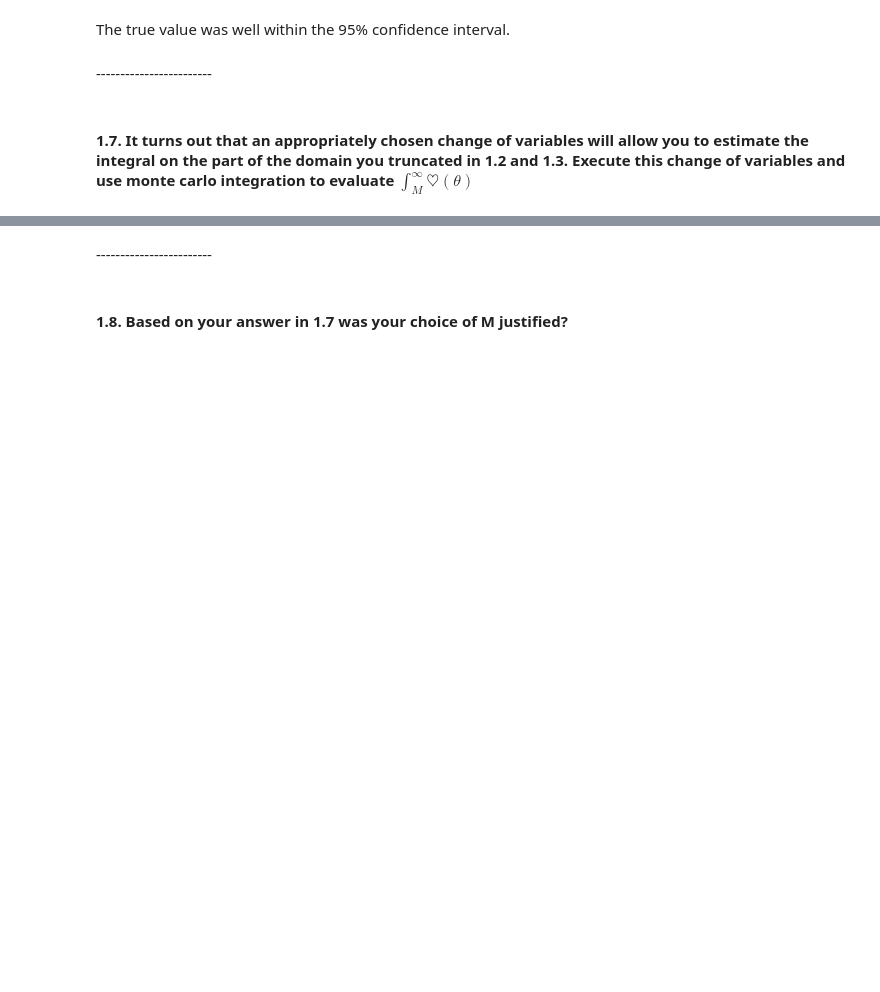
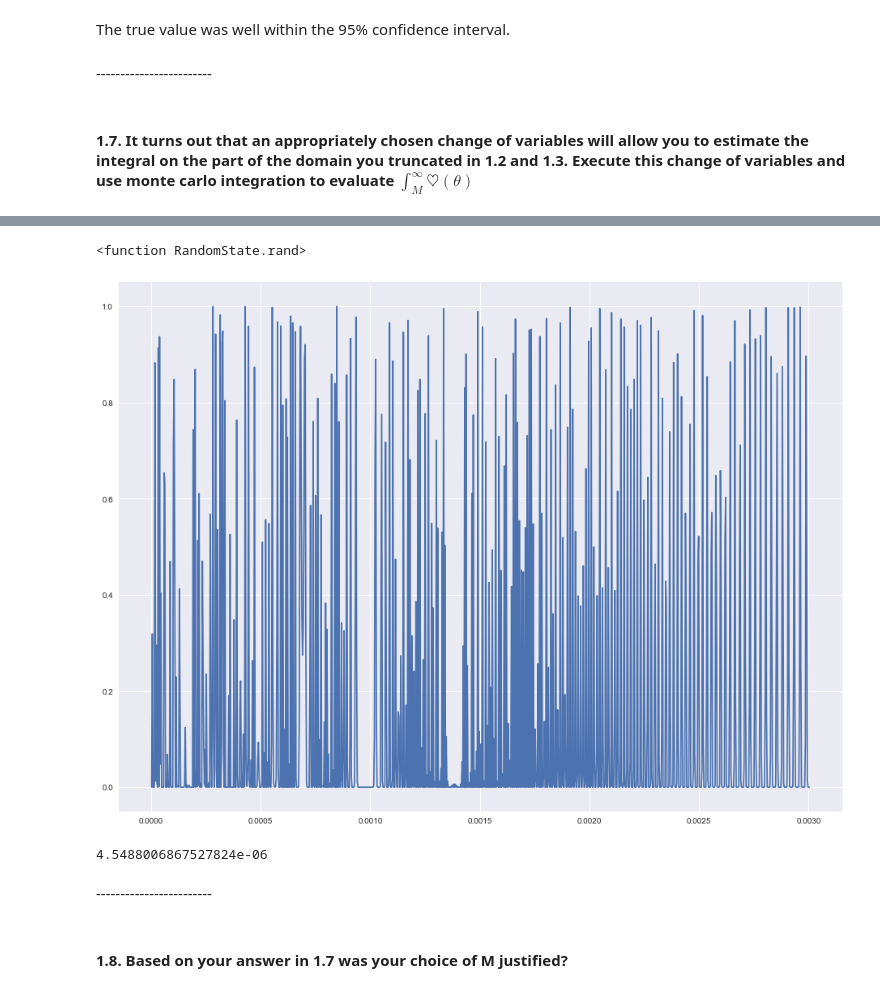
Before and after one commit to NOllAl/AM207HW, a Jupyter notebook: hw2/AM207_HW2.ipynb, the cells around one changed output, grey strips where cells are left out. Drawn from its saved outputs; the diff is of its cells as text; code cells hidden in the pictures; blank space fills up the shorter version.

```diff
--- a/hw2/AM207_HW2.ipynb
+++ b/hw2/AM207_HW2.ipynb
@@ -205,3 +203,16 @@ The true value was well within the 95% confidence interval.
+# %%
+g = lambda x: np.sin(1 / x) ** 24
+x = np.linspace(0, 1/333, 1000)
+plt.plot(x, g(x))
+
+np.random.rand
+# %% [output]
+<function RandomState.rand>
+[figure, added]
+# %%
+np.mean(np.random.uniform(low=0, high=1/M, size=1000)) * 1 / M
+# %% [output]
+4.5488006867527824e-06
 # %% [markdown]
 <div class="answer-separator">
 ------------------------
```
Also changed, not shown: parts of 4 cells of this notebook.
